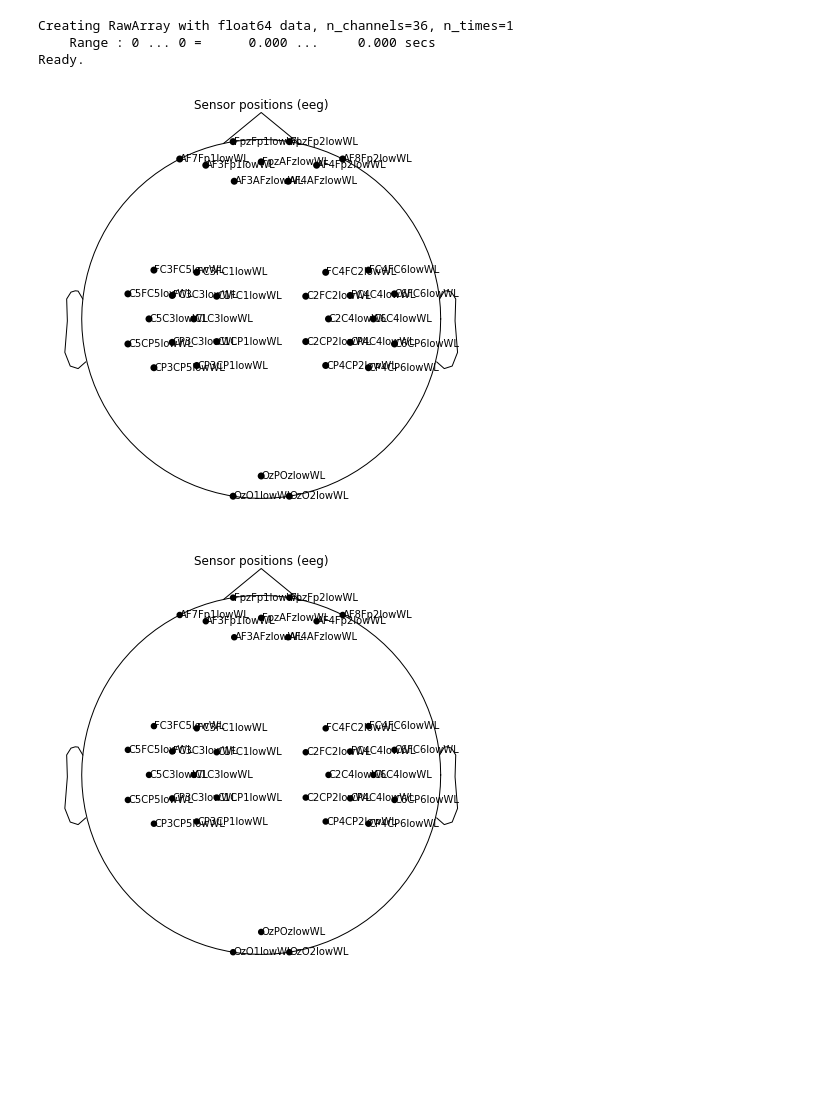
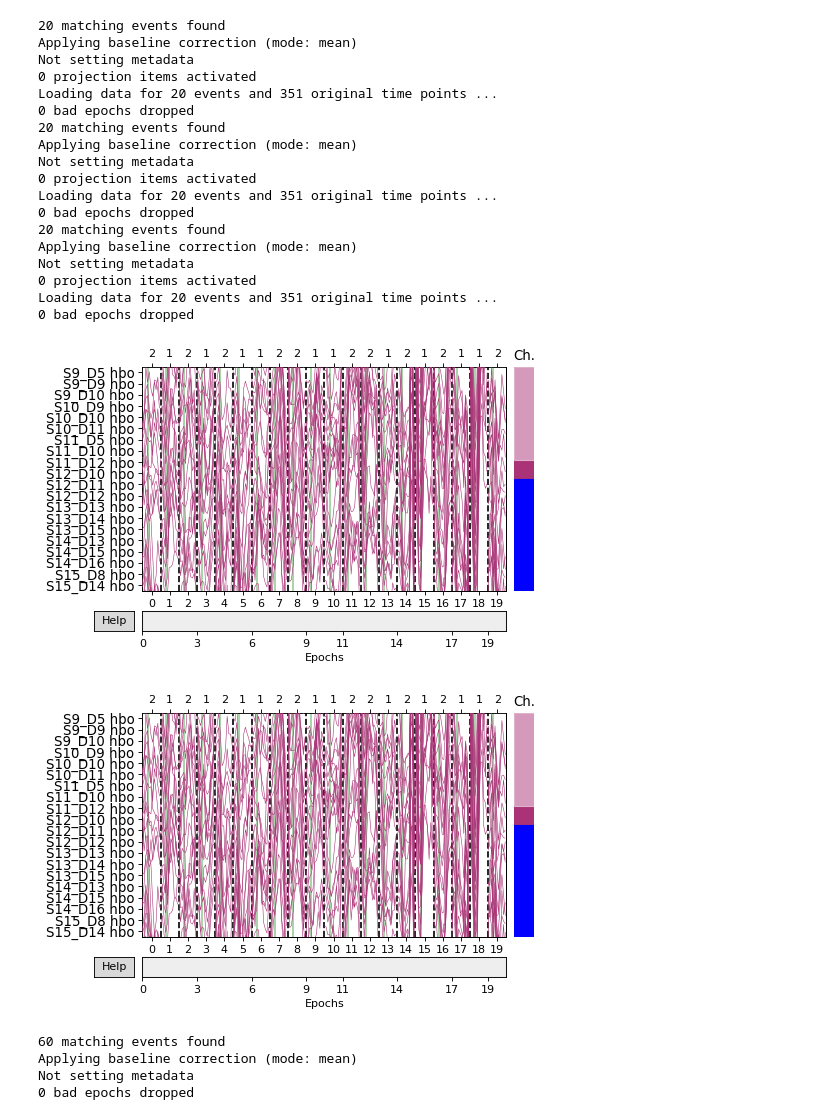
Before and after one commit to Isamaoz/Dissertation, a Jupyter notebook: test-19-NIRS.ipynb, the cells around one changed output. Saved outputs shown, nothing was run; the diff lists cells and outputs as text; code cells hidden in the pictures; blank space fills up the shorter version.

Commit message:
Classification of NIRS is completed. Hybrid BCI using EEG and NIRS does not perform feature selection for NIRS data, applies CSP for EEG data

```diff
--- a/test-19-NIRS.ipynb
+++ b/test-19-NIRS.ipynb
@@ -81,0 +354,14 @@ info_highWL.set_montage(mnt_highWL)
+# %%
+#Band-pass HbO and HbR from 0.01Hz to 0.1 Hz
+fig = raw1_haemo.plot_psd(average=True)
+fig.suptitle('Before filtering', weight='bold', size='x-large')
+fig.subplots_adjust(top=0.88)
+raw1_haemo = raw1_haemo.filter(0.01, 0.1, h_trans_bandwidth='auto',
+                             l_trans_bandwidth='auto')
+raw2_haemo = raw2_haemo.filter(0.01, 0.1, h_trans_bandwidth='auto',
+                             l_trans_bandwidth='auto')
+raw3_haemo = raw3_haemo.filter(0.01, 0.1, h_trans_bandwidth='auto',
+                             l_trans_bandwidth='auto')
+fig = raw1_haemo.plot_psd(average=True)
+fig.suptitle('After filtering', weight='bold', size='x-large')
+fig.subplots_adjust(top=0.88)
@@ -82,8 +405,51 @@ info_highWL.set_montage(mnt_highWL)
+# %%
+#Extracting Epochs
+filename = r"C:\Users\bio86\Downloads\NIRS_01-29\subject 19\mrk.mat"
+matlab_mrk = loadmat(filename)
+nirs_events1=np.transpose(np.vstack(
+        ((matlab_mrk['mrk'][0][0][0][0][0][0])/100,
+         np.vstack((np.zeros(20),np.transpose(matlab_mrk['mrk'][0][0][0][0][1][0][0][0])[0])))))
+nirs_events2=np.transpose(np.vstack(
+        ((matlab_mrk['mrk'][0][2][0][0][0][0])/100,
+         np.vstack((np.zeros(20),np.transpose(matlab_mrk['mrk'][0][2][0][0][1][0][0][0])[0])))))
+nirs_events3=np.transpose(np.vstack(
+        ((matlab_mrk['mrk'][0][4][0][0][0][0])/100,
+         np.vstack((np.zeros(20),np.transpose(matlab_mrk['mrk'][0][4][0][0][1][0][0][0])[0])))))
+# %%
+#Information about the events
+event_id = dict(LMI=1, RMI=2)
+# %%
+#Create epochs objects and perform Baseline correction
+epochs1 = mne.Epochs(raw1_haemo, events=nirs_events1.astype(int),tmin=-10,tmax=25,
+                     event_id=event_id,proj=True, baseline=(-5, -2),
+                     preload=True,detrend=None, verbose=True)
+epochs2 = mne.Epochs(raw1_haemo,  events=nirs_events2.astype(int),tmin=-10,tmax=25,
+                     event_id=event_id,proj=True, baseline=(-5, -2),
+                     preload=True,detrend=None, verbose=True)
+epochs3 = mne.Epochs(raw1_haemo, events=nirs_events3.astype(int),tmin=-10,tmax=25,
+                     event_id=event_id,proj=True, baseline=(-5, -2),
+                     preload=True,detrend=None, verbose=True)
+# %% [output]
+20 matching events found
+Applying baseline correction (mode: mean)
+Not setting metadata
+0 projection items activated
+Loading data for 20 events and 351 original time points ...
+0 bad epochs dropped
+20 matching events found
+Applying baseline correction (mode: mean)
+Not setting metadata
+0 projection items activated
+Loading data for 20 events and 351 original time points ...
+0 bad epochs dropped
+20 matching events found
+Applying baseline correction (mode: mean)
+Not setting metadata
+0 projection items activated
+Loading data for 20 events and 351 original time points ...
+0 bad epochs dropped
 # %%
-mnt_lowWL.plot()
+epochs1.plot()
 # %% [output]
-Creating RawArray with float64 data, n_channels=36, n_times=1
-    Range : 0 ... 0 =      0.000 ...     0.000 secs
-Ready.
-[figure, old version]
+[figure, new version]
-[figure, old version]
+[figure, new version]
@@ -109,0 +456,8 @@ print(nirs_raw_highWL.keys())
+# %%
+#Concatenate raws
+epochs = mne.concatenate_epochs((epochs1,epochs2,epochs3),add_offset=True)
+# %% [output]
+60 matching events found
+Applying baseline correction (mode: mean)
+Not setting metadata
+0 bad epochs dropped
```
Also changed, not shown: parts of 50 cells of this notebook, 3 other files.
